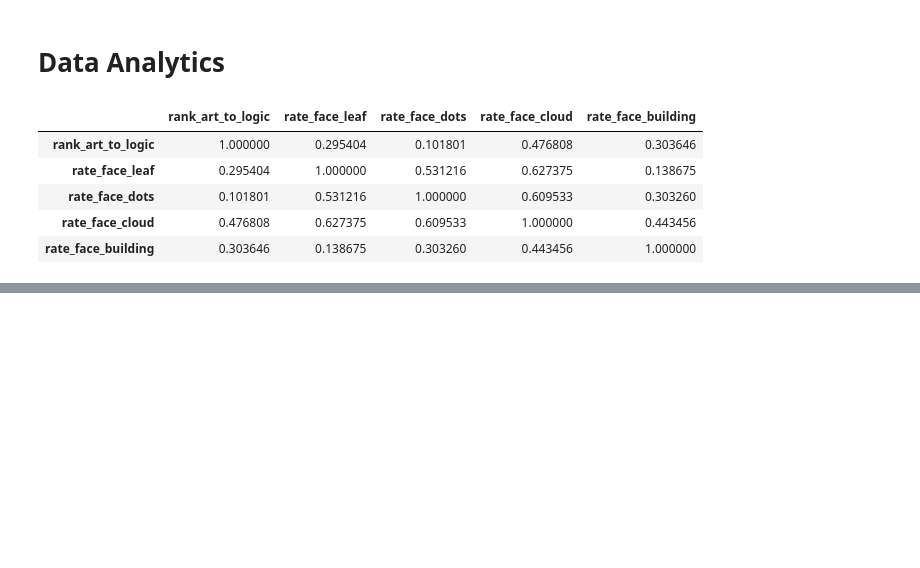
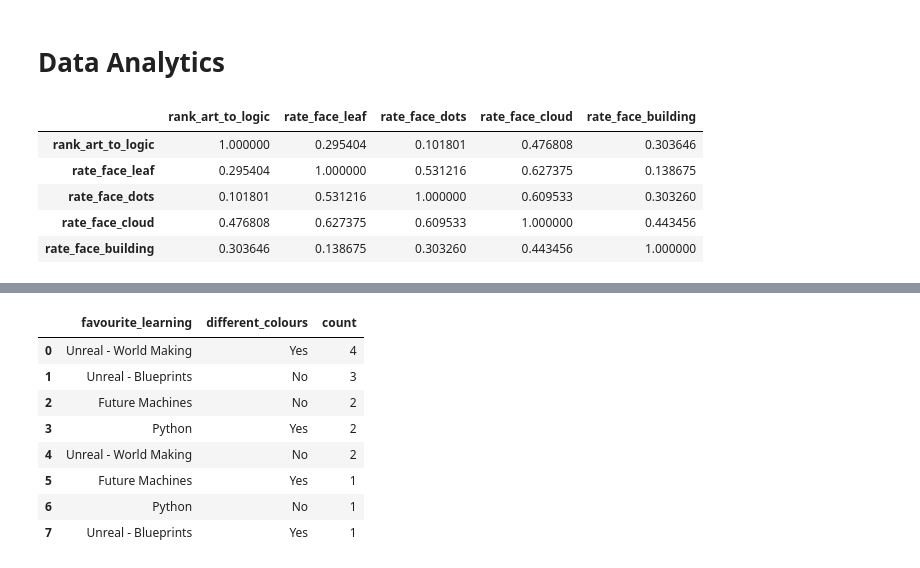
Before and after one commit to proud-p/cta_coding_assignments, a Jupyter notebook: data_among_us/avika_data_amongst_us.ipynb, the cells around one changed output, grey strips where cells are left out. Saved outputs shown, nothing was run; the diff lists cells and outputs as text; code cells hidden in the pictures; blank space fills up the shorter version.

```diff
--- a/data_among_us/avika_data_amongst_us.ipynb
+++ b/data_among_us/avika_data_amongst_us.ipynb
@@ -233,0 +256,12 @@ plt.show()
+# %%
+df_colours_apart.reset_index()
+# %% [output]
+|  | favourite_learning | different_colours | count |
+| 0 | Unreal - World Making | Yes | 4 |
+| 1 | Unreal - Blueprints | No | 3 |
+| 2 | Future Machines | No | 2 |
+| 3 | Python | Yes | 2 |
+| 4 | Unreal - World Making | No | 2 |
+| 5 | Future Machines | Yes | 1 |
+| 6 | Python | No | 1 |
+| 7 | Unreal - Blueprints | Yes | 1 |
```
Also changed, not shown: parts of 7 cells of this notebook.
